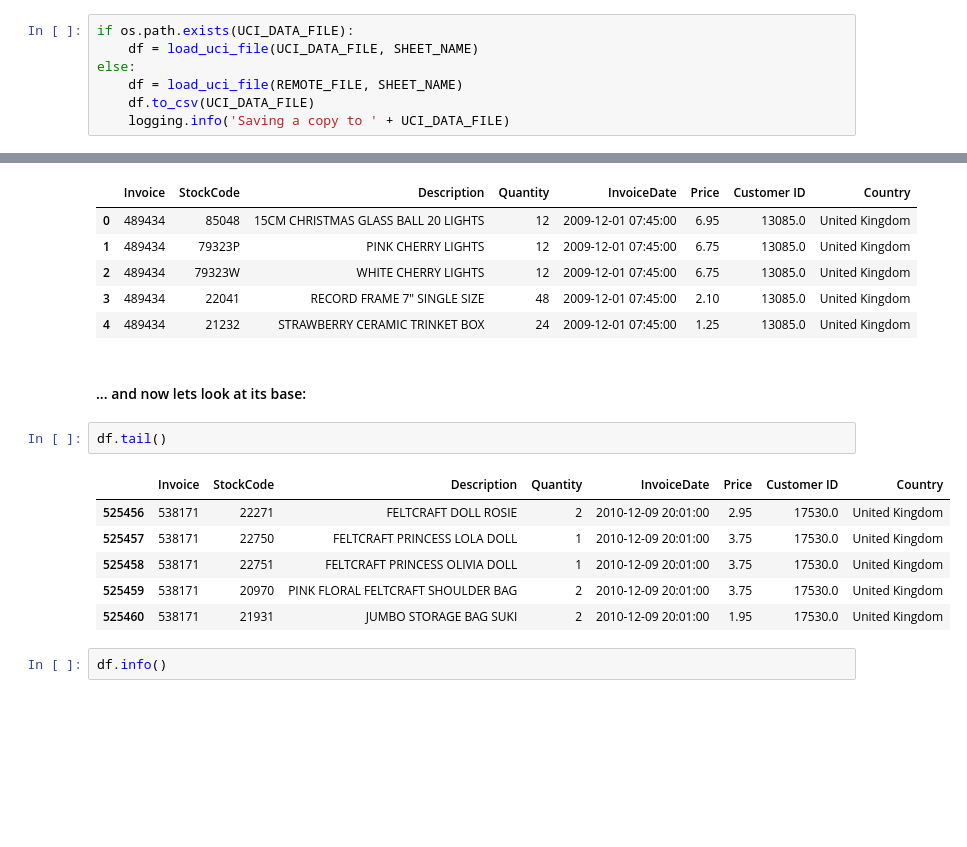
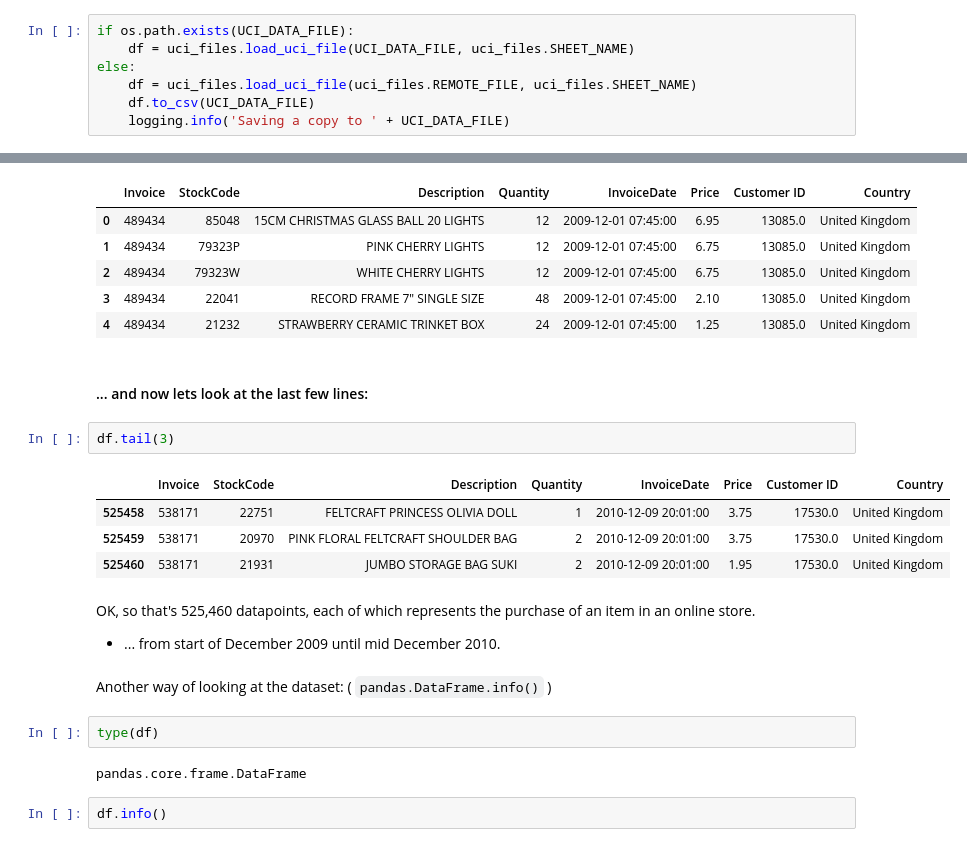
Before and after one commit to jeremy-large/ox-sbs-ml-bd, a Jupyter notebook: notebooks/Week_1.ipynb, the cells around one changed output, grey strips where cells are left out. Saved outputs shown, nothing was run; the diff lists cells and outputs as text; blank space fills up the shorter version.

```diff
--- a/notebooks/Week_1.ipynb
+++ b/notebooks/Week_1.ipynb
@@ -124,9 +197,9 @@ https://archive.ics.uci.edu/ml/machine-learning-databases/00502/online_retail_II
 Year 2009-2010
 # %%
 if os.path.exists(UCI_DATA_FILE):
-    df = load_uci_file(UCI_DATA_FILE, SHEET_NAME)
+    df = uci_files.load_uci_file(UCI_DATA_FILE, uci_files.SHEET_NAME)
 else:
-    df = load_uci_file(REMOTE_FILE, SHEET_NAME)
+    df = uci_files.load_uci_file(uci_files.REMOTE_FILE, uci_files.SHEET_NAME)
     df.to_csv(UCI_DATA_FILE)
     logging.info('Saving a copy to ' + UCI_DATA_FILE)
 # %% [output]
@@ -144,16 +217,24 @@ df.head()
 | 3 | 489434 | 22041 | RECORD FRAME 7" SINGLE SIZE | 48 | 2009-12-01 07:45:00 | 2.10 | 13085.0 | United Kingdom |
 | 4 | 489434 | 21232 | STRAWBERRY CERAMIC TRINKET BOX | 24 | 2009-12-01 07:45:00 | 1.25 | 13085.0 | United Kingdom |
 # %% [markdown]
-#### ... and now lets look at its base:
+#### ... and now lets look at the last few lines:
 # %%
-df.tail()
+df.tail(3)
 # %% [output]
 |  | Invoice | StockCode | Description | Quantity | InvoiceDate | Price | Customer ID | Country |
-| 525456 | 538171 | 22271 | FELTCRAFT DOLL ROSIE | 2 | 2010-12-09 20:01:00 | 2.95 | 17530.0 | United Kingdom |
-| 525457 | 538171 | 22750 | FELTCRAFT PRINCESS LOLA DOLL | 1 | 2010-12-09 20:01:00 | 3.75 | 17530.0 | United Kingdom |
 | 525458 | 538171 | 22751 | FELTCRAFT PRINCESS OLIVIA DOLL | 1 | 2010-12-09 20:01:00 | 3.75 | 17530.0 | United Kingdom |
 | 525459 | 538171 | 20970 | PINK FLORAL FELTCRAFT SHOULDER BAG | 2 | 2010-12-09 20:01:00 | 3.75 | 17530.0 | United Kingdom |
 | 525460 | 538171 | 21931 | JUMBO STORAGE BAG SUKI | 2 | 2010-12-09 20:01:00 | 1.95 | 17530.0 | United Kingdom |
+# %% [markdown]
+OK, so that's 525,460 datapoints, each of which represents the purchase of an item in an online store.
+
+  * ... from start of December 2009 until mid December 2010.
+# %% [markdown]
+Another way of looking at the dataset: ( `pandas.DataFrame.info()` )
+# %%
+type(df)
+# %% [output]
+pandas.core.frame.DataFrame
 # %%
 df.info()
 # %% [output]
```
Also changed, not shown: parts of 38 cells of this notebook.
